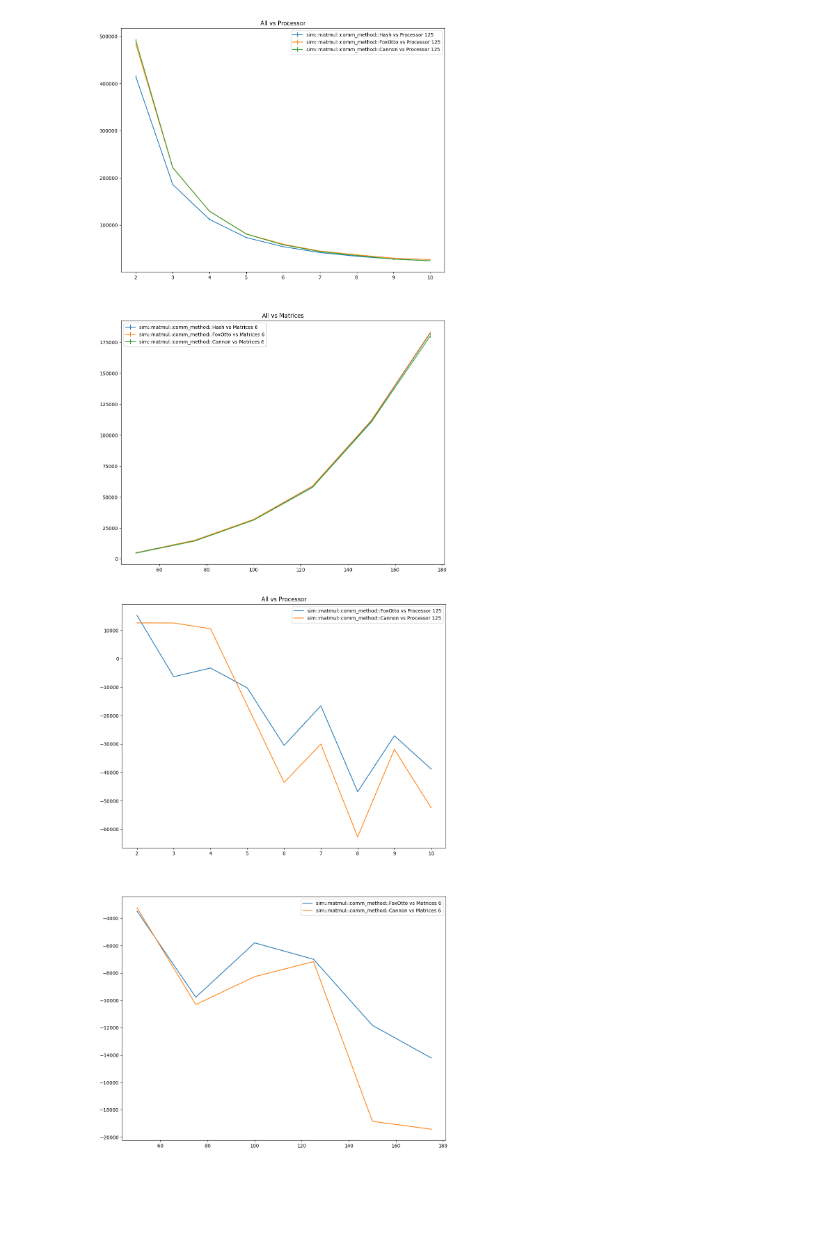
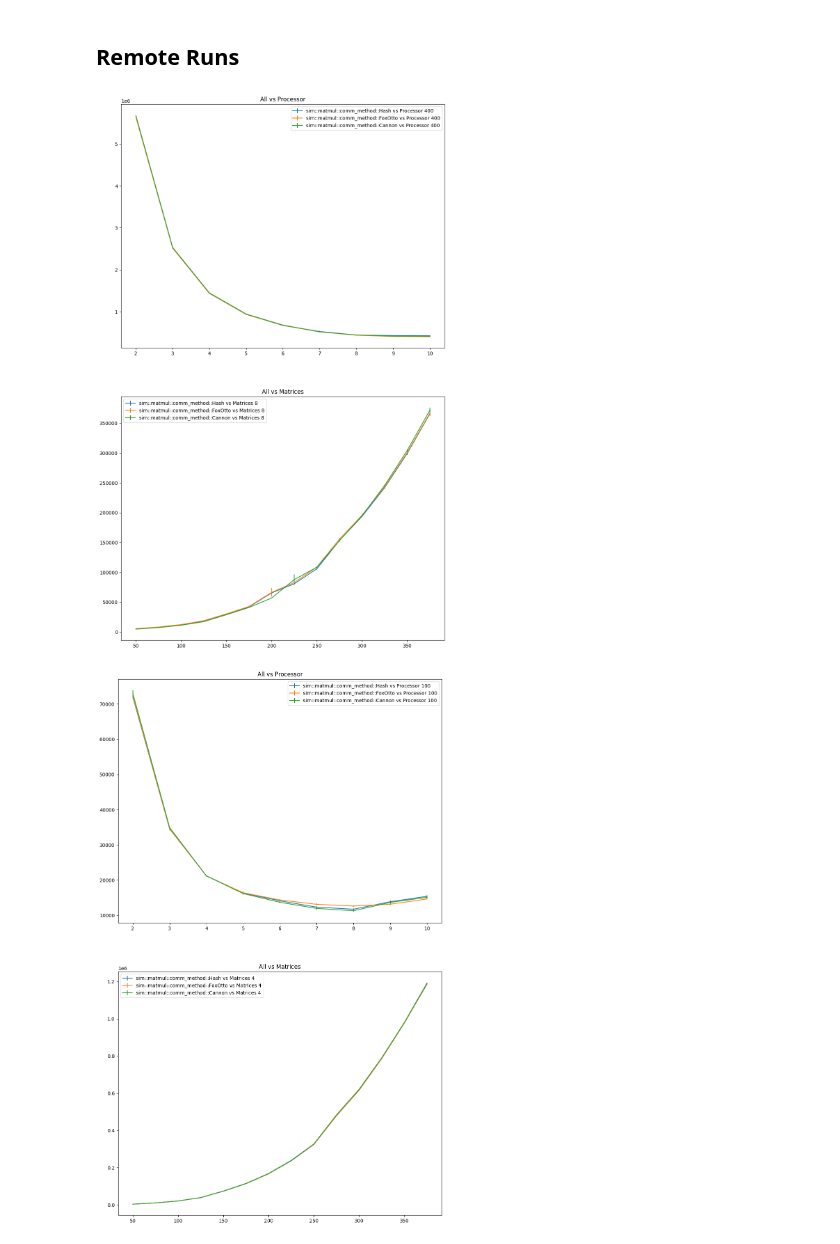
Before and after one commit to LucaChot/PartII-Diss, a Jupyter notebook: data_processing/processing_data.ipynb, the cells around one changed output. Drawn from its saved outputs; the diff is of its cells as text; code cells hidden in the pictures; blank space fills up the shorter version.

```diff
--- a/data_processing/processing_data.ipynb
+++ b/data_processing/processing_data.ipynb
@@ -89,8 +130,10 @@ display_benchmark("../data_remote2.json")
+# %% [markdown]
+## Remote Runs
 # %%
-display_benchmark("../data.json")
+display_benchmark("wall_time/data_remote1.json")
 # %% [output]
-[figure, old version]
+[figure, new version]
 # %%
-display_relative_benchmark("../data_local.json")
+display_benchmark("wall_time/data_remote2.json")
 # %% [output]
-[figure, old version]
+[figure, new version]
```
Also changed, not shown: parts of 21 cells of this notebook, 22 other files.
